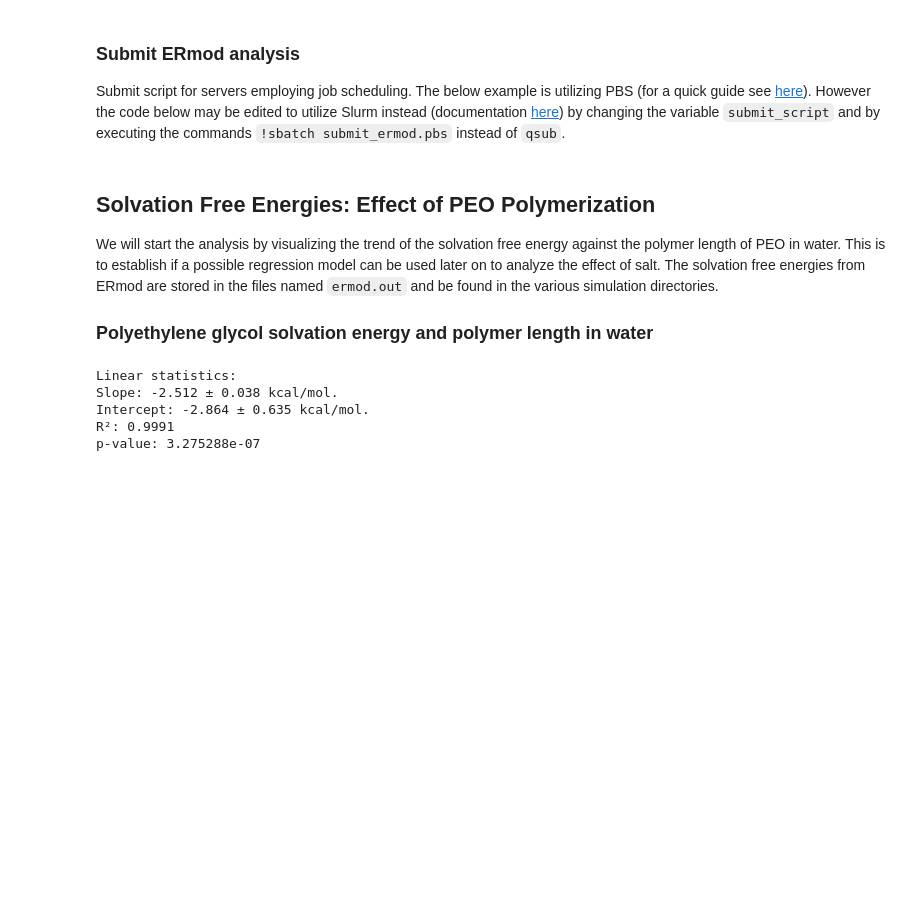
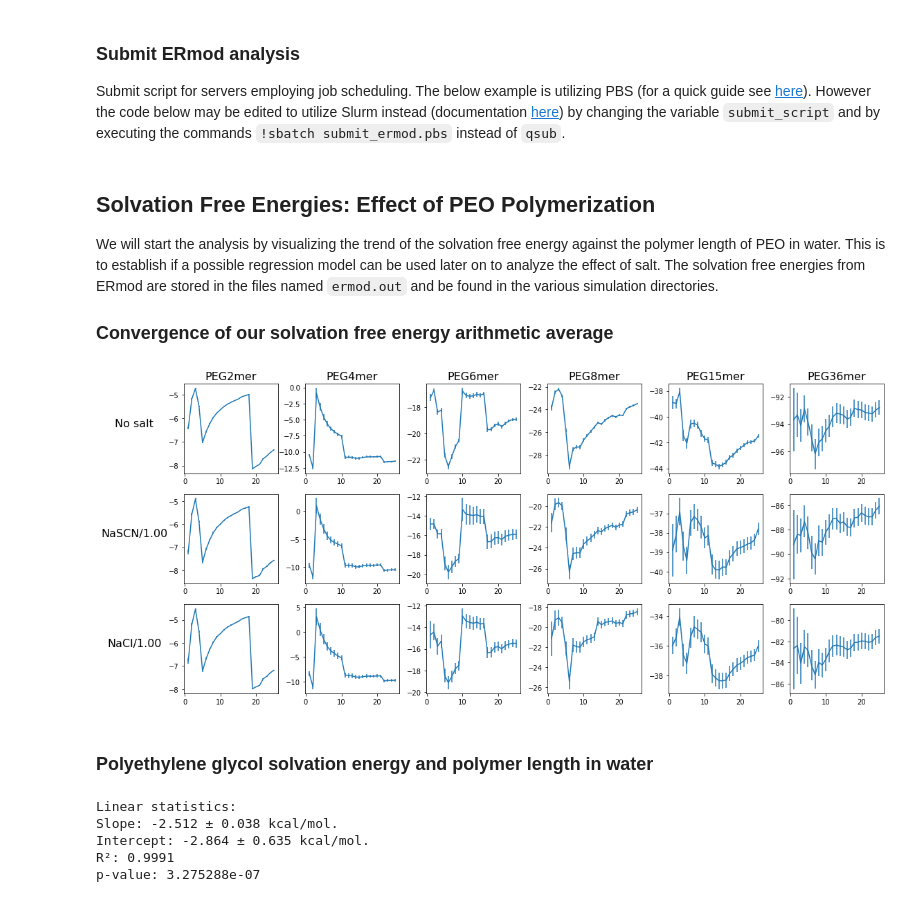
Before and after one commit to SHervoe-Hansen/PEO_solubility_in_NaCl, a Jupyter notebook: Analysis.ipynb, the cells around one changed output. Drawn from its saved outputs; the diff is of its cells as text; code cells hidden in the pictures; blank space fills up the shorter version.

Commit message:
Added errorbars to all plots and removed unused analysis

```diff
--- a/Analysis.ipynb
+++ b/Analysis.ipynb
@@ -302,7 +302,46 @@ for nmer in nmers:
 ## Solvation Free Energies: Effect of PEO Polymerization
 We will start the analysis by visualizing the trend of the solvation free energy against the polymer length of PEO in water. This is to establish if a possible regression model can be used later on to analyze the effect of salt. The solvation free energies from ERmod are stored in the files named `ermod.out` and be found in the various simulation directories.
 
-### Polyethylene glycol solvation energy and polymer length in water
+### Convergence of our solvation free energy arithmetic average
+# %%
+%cd -q $homedir
+fig, axes = plt.subplots(ncols=len(nmers), nrows=len(salts), figsize=(16,7))
+
+slvfe = np.zeros(shape=(len(nmers), len(salts), NConfs))
+slvfe_err = np.zeros(shape=(len(nmers), len(salts), NConfs))
+
+for i, nmer in enumerate(nmers):
+    nmerdir = 'PEG{}mer'.format(nmer)
+    for j, condition in enumerate(['No_salt', 'NaSCN/1.00', 'NaCl/1.00']):
+        for conf in range(NConfs):
+            with open('Simulations/{nmer}/{condition}/{conf}/ermod.out'.format(nmer=nmerdir, condition=condition, conf=conf)) as f:
+                lines = f.readlines()
+            f.close()
+            for lineNR, line in enumerate(lines):
+                if "cumulative average & 95% error for solvation free energy" in line:
+                    slvfe[i,j,conf] = (float(lines[lineNR+10].split()[1]))
+                    slvfe_err[i,j,conf] = (float(lines[lineNR+10].split()[2]))
+                    break
+
+slvfe = unumpy.uarray(slvfe, slvfe_err)
+
+for i, nmer in enumerate(nmers):
+    for j, condition in enumerate(['No_salt', 'NaSCN/1.00', 'NaCl/1.00']):
+        cumavg = np.cumsum(slvfe[i][j]) / np.arange(1,NConfs+1)
+        axes[j][i].errorbar(np.arange(1,NConfs+1), unumpy.nominal_values(cumavg), yerr=unumpy.std_devs(cumavg))
+
+for i, nmer in enumerate(nmers):
+    axes[0][i].set_title('PEG{}mer'.format(nmer), fontsize=16)
+
+for j, condition in enumerate(['No salt', 'NaSCN/1.00', 'NaCl/1.00']):
+    axes[j][0].set_ylabel(condition, fontsize=16, rotation=0, labelpad=50)
+
+
+fig.tight_layout()
+# %% [output]
+[figure, added]
+# %% [markdown]
+### Polyethylene glycol solvation energy and polymer length in water
 # %%
 %cd -q $homedir
 fig, ax = plt.subplots(figsize=(6,4.5))
```
Also changed, not shown: parts of 8 cells of this notebook.
